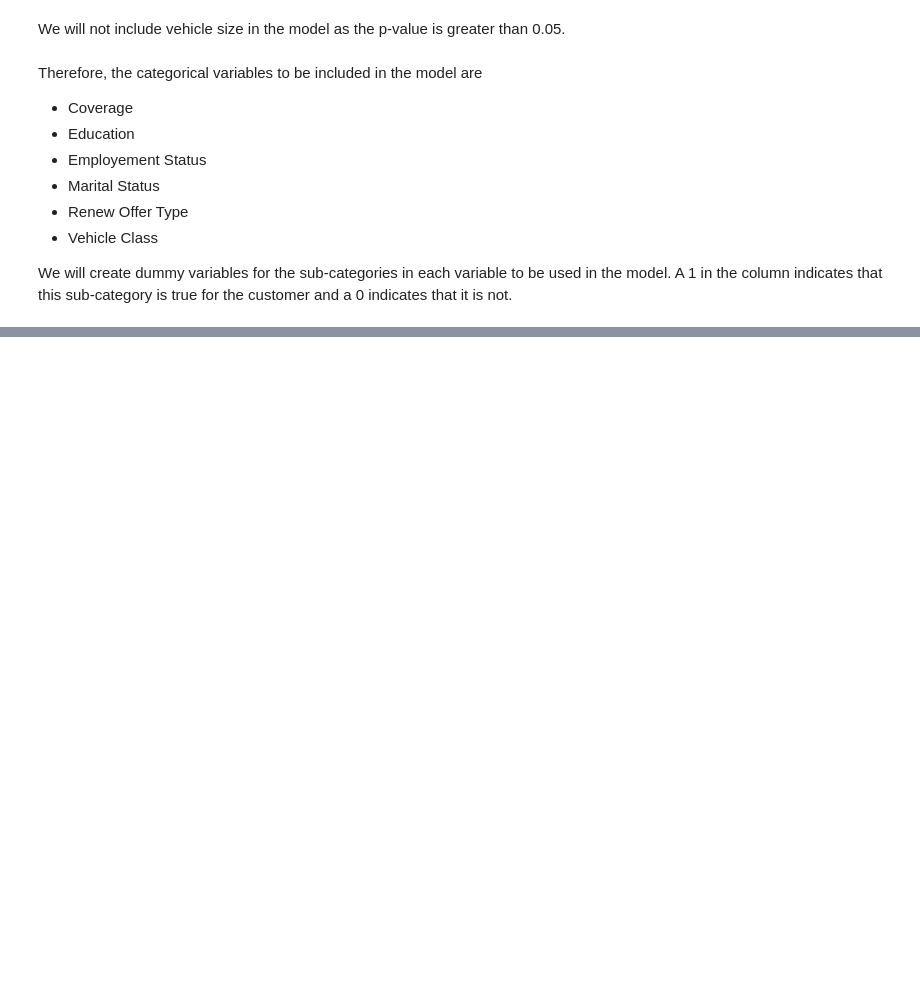
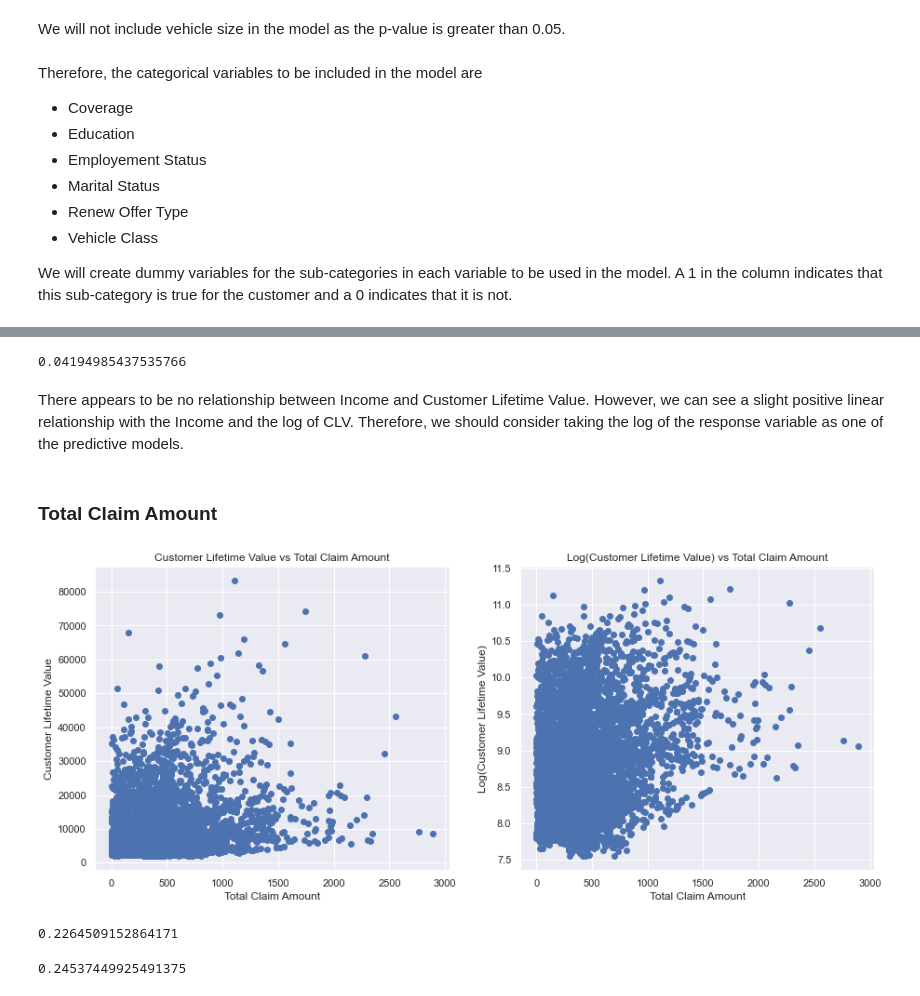
Before and after one commit to nmjoseph/clv-watson-analytics, a Jupyter notebook: Predict CLV - Watson Analytics.ipynb, the cells around one changed output, grey strips where cells are left out. Saved outputs shown, nothing was run; the diff lists cells and outputs as text; code cells hidden in the pictures; blank space fills up the shorter version.

```diff
--- a/Predict CLV - Watson Analytics.ipynb
+++ b/Predict CLV - Watson Analytics.ipynb
@@ -276,0 +367,33 @@ df.head()
+# %%
+np.corrcoef(df['Income'].to_numpy(), np.log(df['Customer Lifetime Value'].to_numpy()))[0,1]
+# %% [output]
+0.04194985437535766
+# %% [markdown]
+There appears to be no relationship between Income and Customer Lifetime Value. However, we can see a slight positive linear relationship with the Income and the log of CLV. Therefore, we should consider taking the log of the response variable as one of the predictive models.
+# %% [markdown]
+### Total Claim Amount
+# %%
+plt.figure(1, figsize=(15,6))
+plt.subplot(1, 2, 1)
+plt.scatter(df['Total Claim Amount'].to_numpy(), df['Customer Lifetime Value'].to_numpy())
+plt.xlabel("Total Claim Amount")
+plt.ylabel("Customer Lifetime Value")
+plt.title("Customer Lifetime Value vs Total Claim Amount")
+
+plt.subplot(1, 2, 2)
+plt.scatter(df['Total Claim Amount'].to_numpy(), np.log(df['Customer Lifetime Value'].to_numpy()))
+plt.xlabel("Total Claim Amount")
+plt.ylabel("Log(Customer Lifetime Value)")
+plt.title("Log(Customer Lifetime Value) vs Total Claim Amount")
+
+plt.show()
+# %% [output]
+[figure, added]
+# %%
+np.corrcoef(df['Total Claim Amount'].to_numpy(), df['Customer Lifetime Value'].to_numpy())[0,1]
+# %% [output]
+0.2264509152864171
+# %%
+np.corrcoef(df['Total Claim Amount'].to_numpy(), np.log(df['Customer Lifetime Value'].to_numpy()))[0,1]
+# %% [output]
+0.24537449925491375
```
Also changed, not shown: parts of 51 cells of this notebook.
